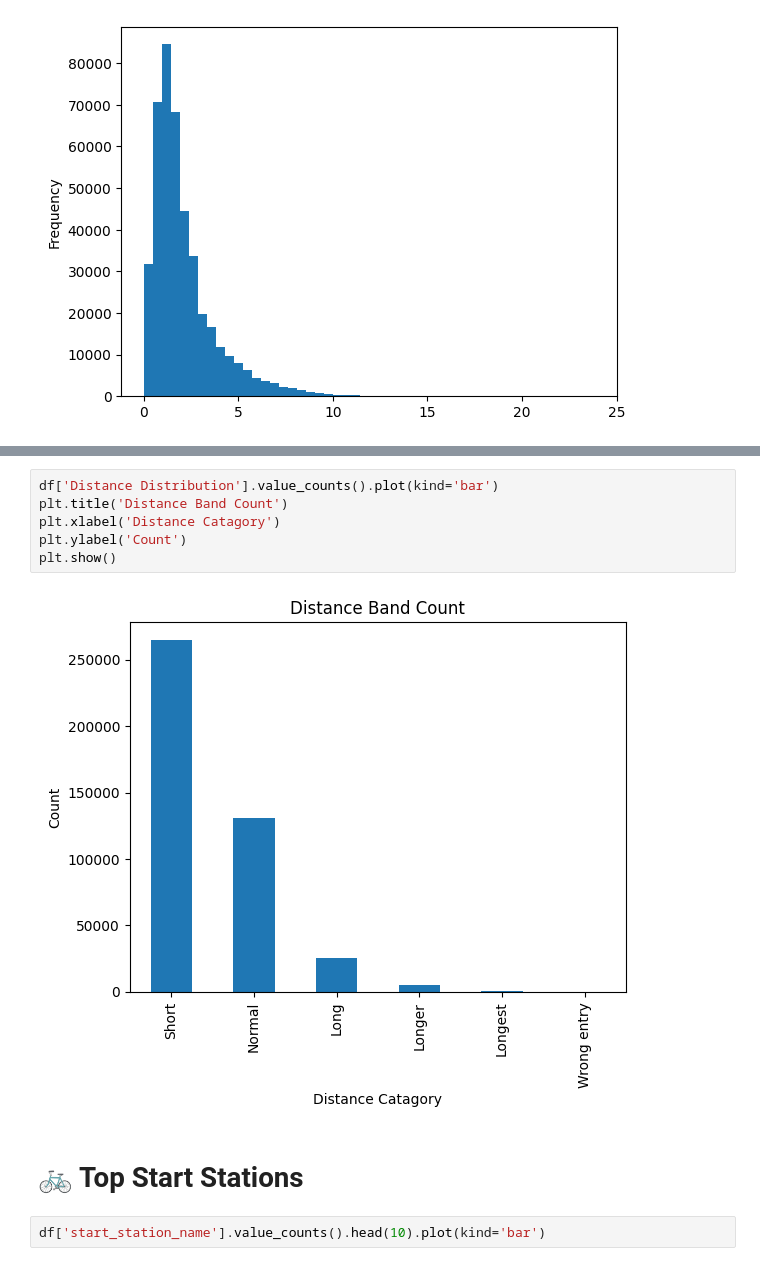
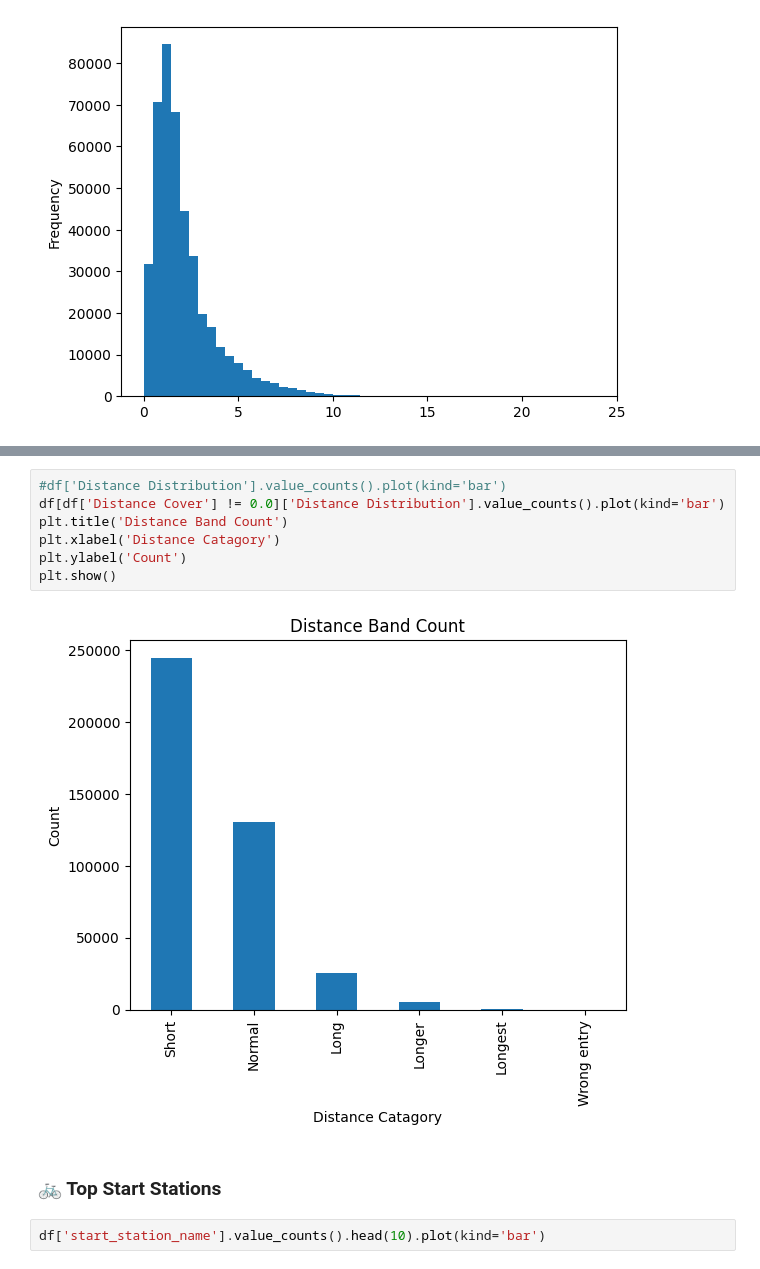
Before and after one commit to Ammarakanwal/Divvy_Trip, a Jupyter notebook: CaseStudy.ipynb, the cells around one changed output, grey strips where cells are left out. Cells and saved outputs as stored; diff of their text form.

```diff
--- a/CaseStudy.ipynb
+++ b/CaseStudy.ipynb
@@ -331,13 +331,14 @@ df['Distance Cover'].value_counts().sort_index().plot()
 # %%
-df['Distance Distribution'].value_counts().plot(kind='bar')
+#df['Distance Distribution'].value_counts().plot(kind='bar')
+df[df['Distance Cover'] != 0.0]['Distance Distribution'].value_counts().plot(kind='bar')
 plt.title('Distance Band Count')
 plt.xlabel('Distance Catagory')
 plt.ylabel('Count')
 plt.show()
 # %% [output]
-[figure, old version]
+[figure, new version]
 # %% [markdown]
-# 🚲 Top Start Stations
+### 🚲 Top Start Stations
 # %%
 df['start_station_name'].value_counts().head(10).plot(kind='bar')
 # %% [output]
```
Also changed, not shown: parts of 25 cells of this notebook, 1 other file.
